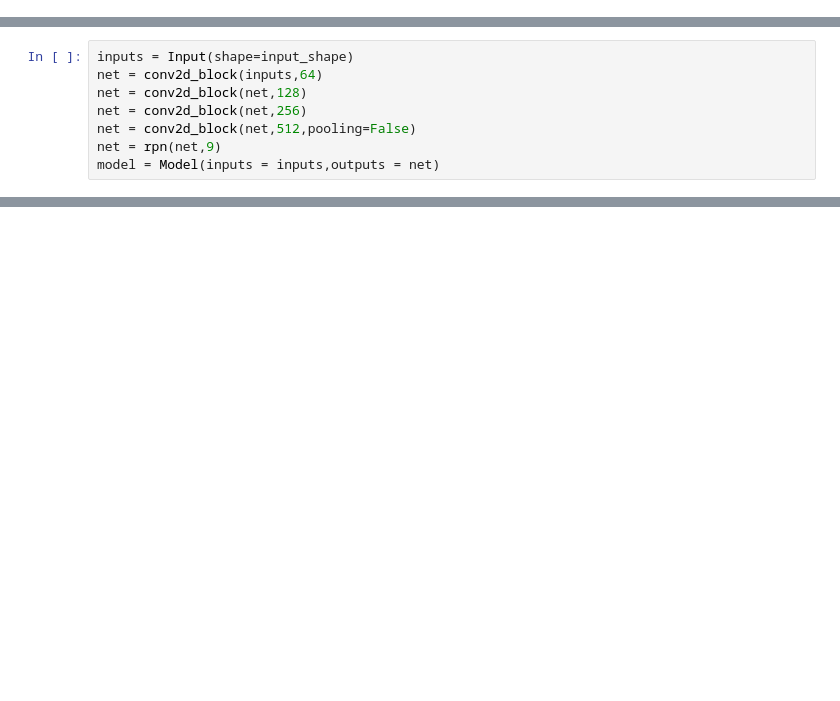
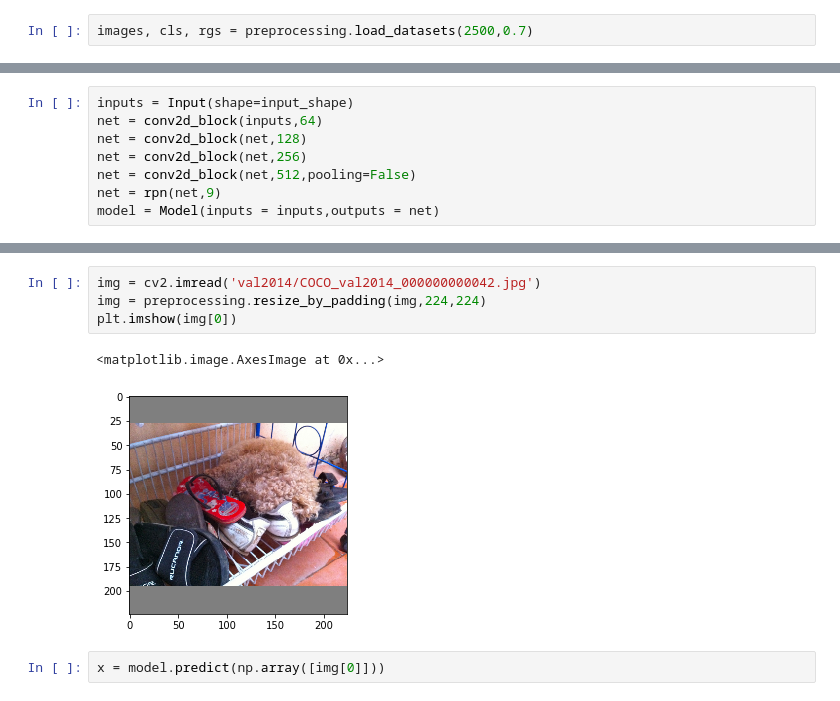
Before and after one commit to anythingth2/Object_Detection, a Jupyter notebook: FRCNN_Network.ipynb, the cells around one changed output, grey strips where cells are left out. Drawn from its saved outputs; the diff is of its cells as text; blank space fills up the shorter version.

```diff
--- a/FRCNN_Network.ipynb
+++ b/FRCNN_Network.ipynb
@@ -28,0 +34,2 @@ _________________________________________________________________
+# %%
+images, cls, rgs = preprocessing.load_datasets(2500,0.7)
@@ -69,0 +129,9 @@ ________________________________________________________________________________
+# %%
+img = cv2.imread('val2014/COCO_val2014_000000000042.jpg')
+img = preprocessing.resize_by_padding(img,224,224)
+plt.imshow(img[0])
+# %% [output]
+<matplotlib.image.AxesImage at 0x...>
+[figure, added]
+# %%
+x = model.predict(np.array([img[0]]))
```
Also changed, not shown: parts of 13 cells of this notebook, 1 other file.
